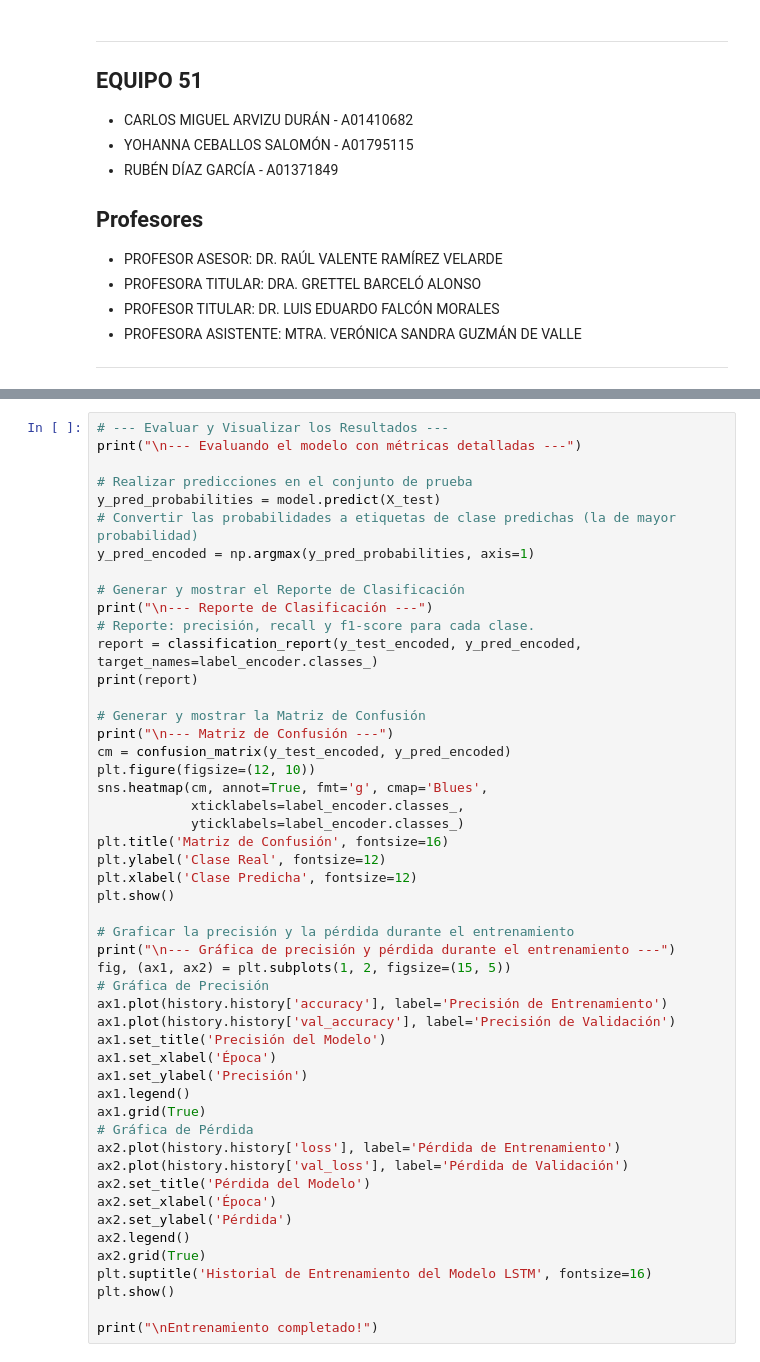
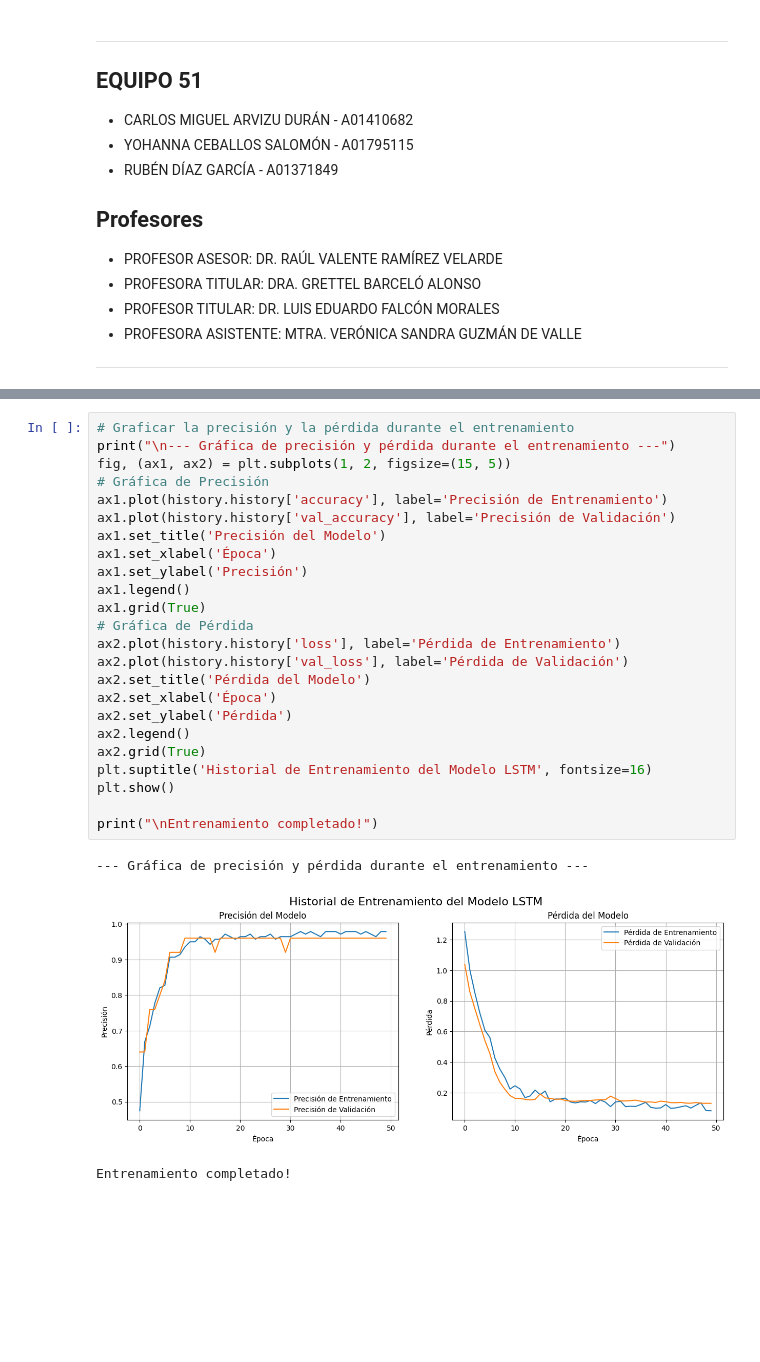
Before and after one commit to a01371849/TC5035-PI-E51, a Jupyter notebook: Avance4/modelo1.ipynb, the cells around one changed output, grey strips where cells are left out. Saved outputs shown, nothing was run; the diff lists cells and outputs as text; blank space fills up the shorter version.

```diff
--- a/Avance4/modelo1.ipynb
+++ b/Avance4/modelo1.ipynb
@@ -412,50 +237,28 @@ history = model.fit(
 # %%
-# --- Evaluar y Visualizar los Resultados ---
-print("\n--- Evaluando el modelo con métricas detalladas ---")
-
-# Realizar predicciones en el conjunto de prueba
-y_pred_probabilities = model.predict(X_test)
-# Convertir las probabilidades a etiquetas de clase predichas (la de mayor probabilidad)
-y_pred_encoded = np.argmax(y_pred_probabilities, axis=1)
-
-# Generar y mostrar el Reporte de Clasificación
-print("\n--- Reporte de Clasificación ---")
-# Reporte: precisión, recall y f1-score para cada clase.
-report = classification_report(y_test_encoded, y_pred_encoded, target_names=label_encoder.classes_)
-print(report)
-
-# Generar y mostrar la Matriz de Confusión
-print("\n--- Matriz de Confusión ---")
-cm = confusion_matrix(y_test_encoded, y_pred_encoded)
-plt.figure(figsize=(12, 10))
-sns.heatmap(cm, annot=True, fmt='g', cmap='Blues',
-            xticklabels=label_encoder.classes_,
-            yticklabels=label_encoder.classes_)
-plt.title('Matriz de Confusión', fontsize=16)
-plt.ylabel('Clase Real', fontsize=12)
-plt.xlabel('Clase Predicha', fontsize=12)
-plt.show()
-
 # Graficar la precisión y la pérdida durante el entrenamiento
 print("\n--- Gráfica de precisión y pérdida durante el entrenamiento ---")
 fig, (ax1, ax2) = plt.subplots(1, 2, figsize=(15, 5))
 # Gráfica de Precisión
 ax1.plot(history.history['accuracy'], label='Precisión de Entrenamiento')
 ax1.plot(history.history['val_accuracy'], label='Precisión de Validación')
 ax1.set_title('Precisión del Modelo')
 ax1.set_xlabel('Época')
 ax1.set_ylabel('Precisión')
 ax1.legend()
 ax1.grid(True)
 # Gráfica de Pérdida
 ax2.plot(history.history['loss'], label='Pérdida de Entrenamiento')
 ax2.plot(history.history['val_loss'], label='Pérdida de Validación')
 ax2.set_title('Pérdida del Modelo')
 ax2.set_xlabel('Época')
 ax2.set_ylabel('Pérdida')
 ax2.legend()
 ax2.grid(True)
 plt.suptitle('Historial de Entrenamiento del Modelo LSTM', fontsize=16)
 plt.show()
 
 print("\nEntrenamiento completado!")
+# %% [output]
+--- Gráfica de precisión y pérdida durante el entrenamiento ---
+[figure, added]
+Entrenamiento completado!
```
Also changed, not shown: parts of 18 cells of this notebook, 11 other files.
